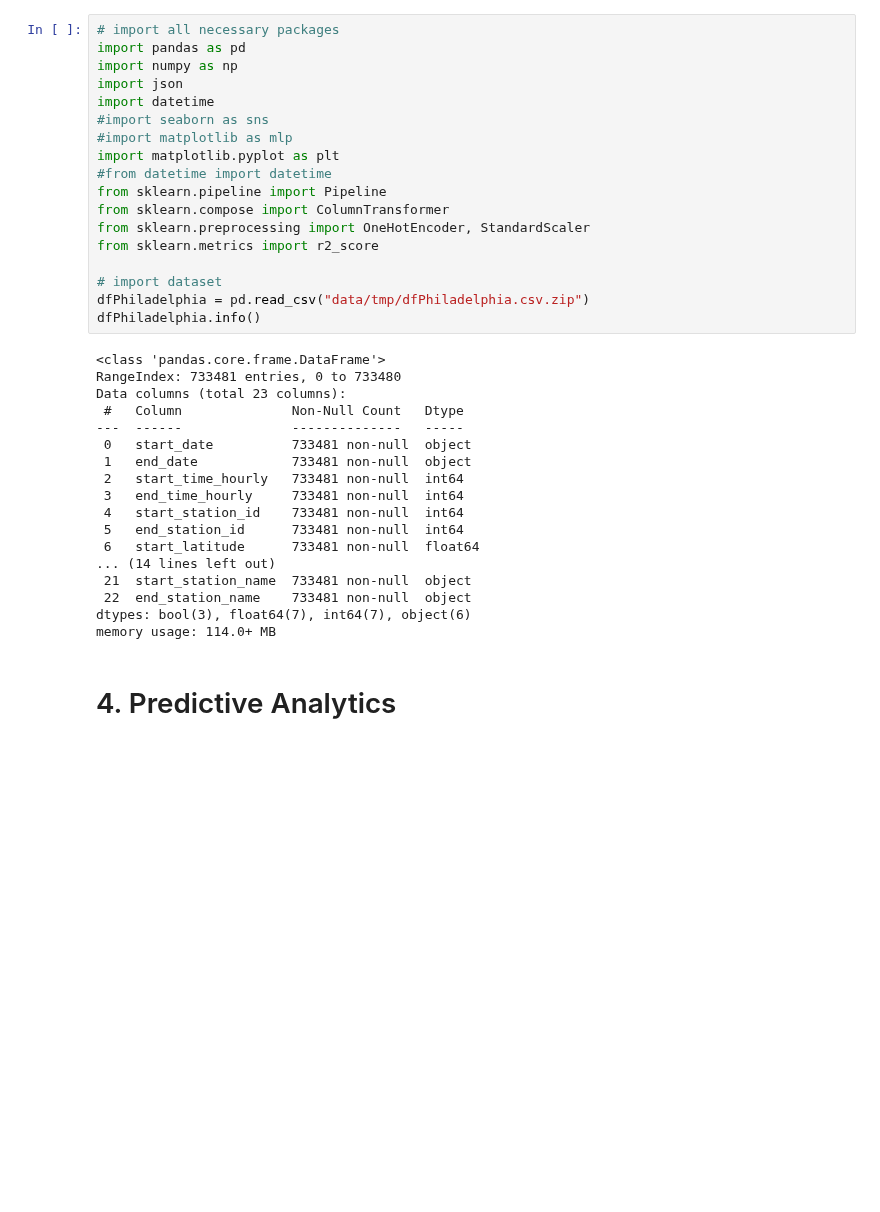
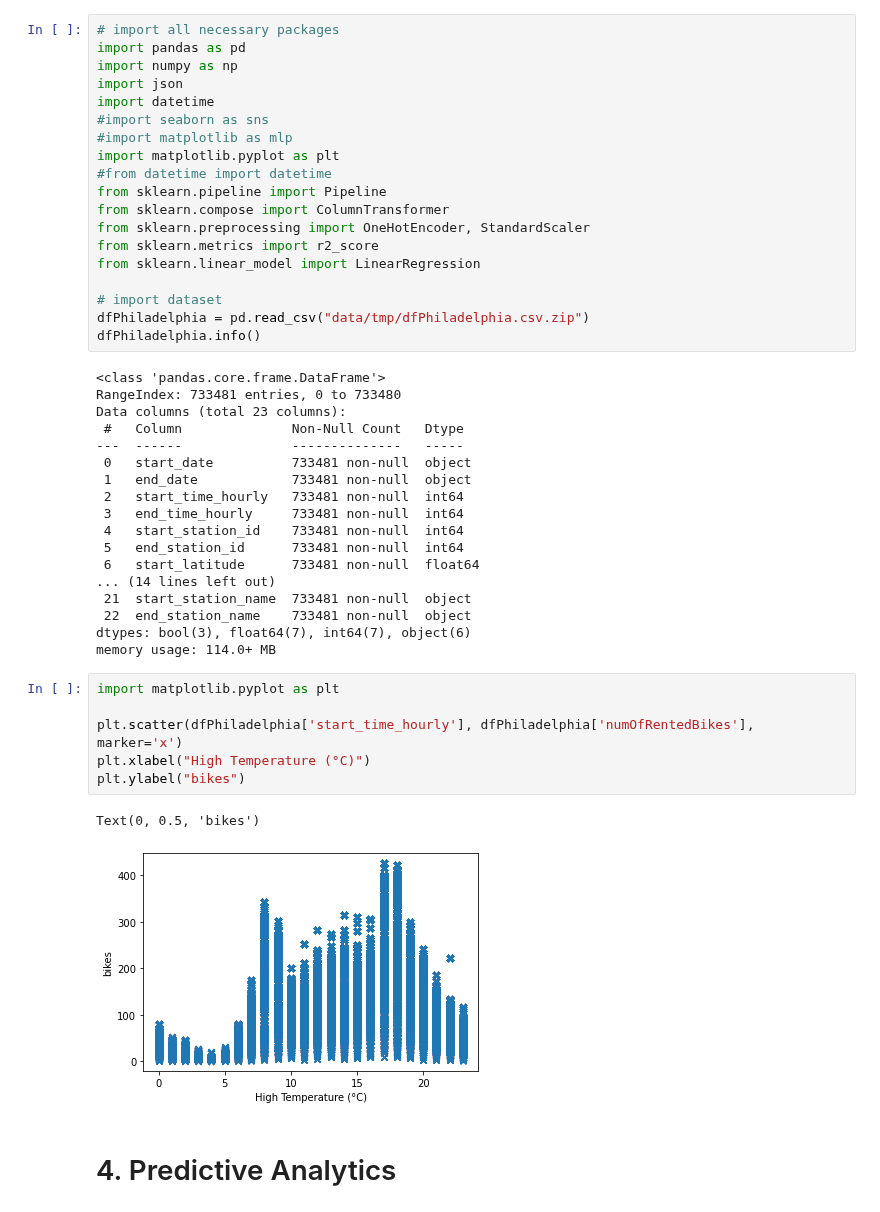
Before and after one commit to Hannah2800/AA_2022_PythonPandas, a Jupyter notebook: Task 4 - Predictive Analytics.ipynb, the cells around one changed output. Saved outputs shown, nothing was run; the diff lists cells and outputs as text; blank space fills up the shorter version.

```diff
--- a/Task 4 - Predictive Analytics.ipynb
+++ b/Task 4 - Predictive Analytics.ipynb
@@ -12,6 +12,7 @@ from sklearn.pipeline import Pipeline
 from sklearn.compose import ColumnTransformer
 from sklearn.preprocessing import OneHotEncoder, StandardScaler
 from sklearn.metrics import r2_score
+from sklearn.linear_model import LinearRegression
 
 # import dataset
 dfPhiladelphia = pd.read_csv("data/tmp/dfPhiladelphia.csv.zip")
@@ -34,6 +35,15 @@ Data columns (total 23 columns):
  22  end_station_name    733481 non-null  object
 dtypes: bool(3), float64(7), int64(7), object(6)
 memory usage: 114.0+ MB
+# %%
+import matplotlib.pyplot as plt
+
+plt.scatter(dfPhiladelphia['start_time_hourly'], dfPhiladelphia['numOfRentedBikes'], marker='x')
+plt.xlabel("High Temperature (°C)")
+plt.ylabel("bikes")
+# %% [output]
+Text(0, 0.5, 'bikes')
+[figure, added]
 # %% [markdown]
 # 4. Predictive Analytics
 # %% [markdown]
```
Also changed, not shown: parts of 10 cells of this notebook.
